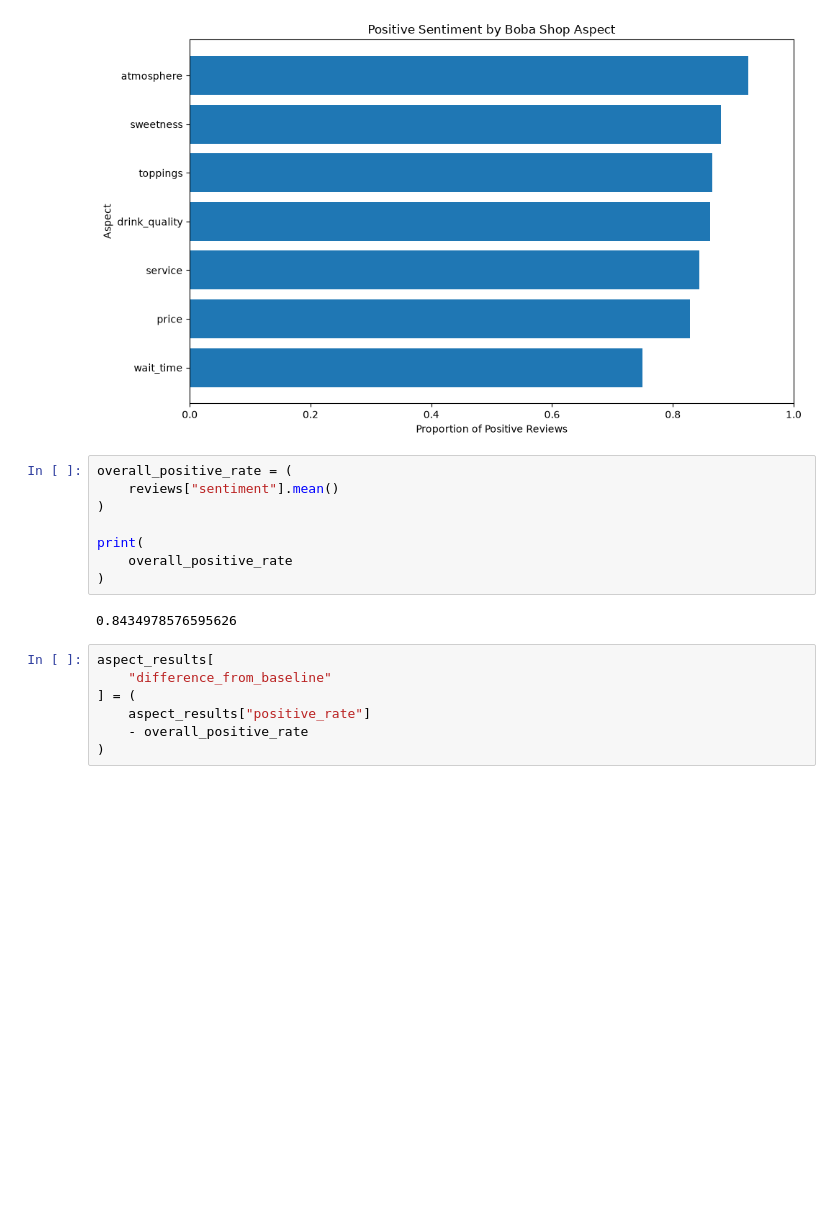
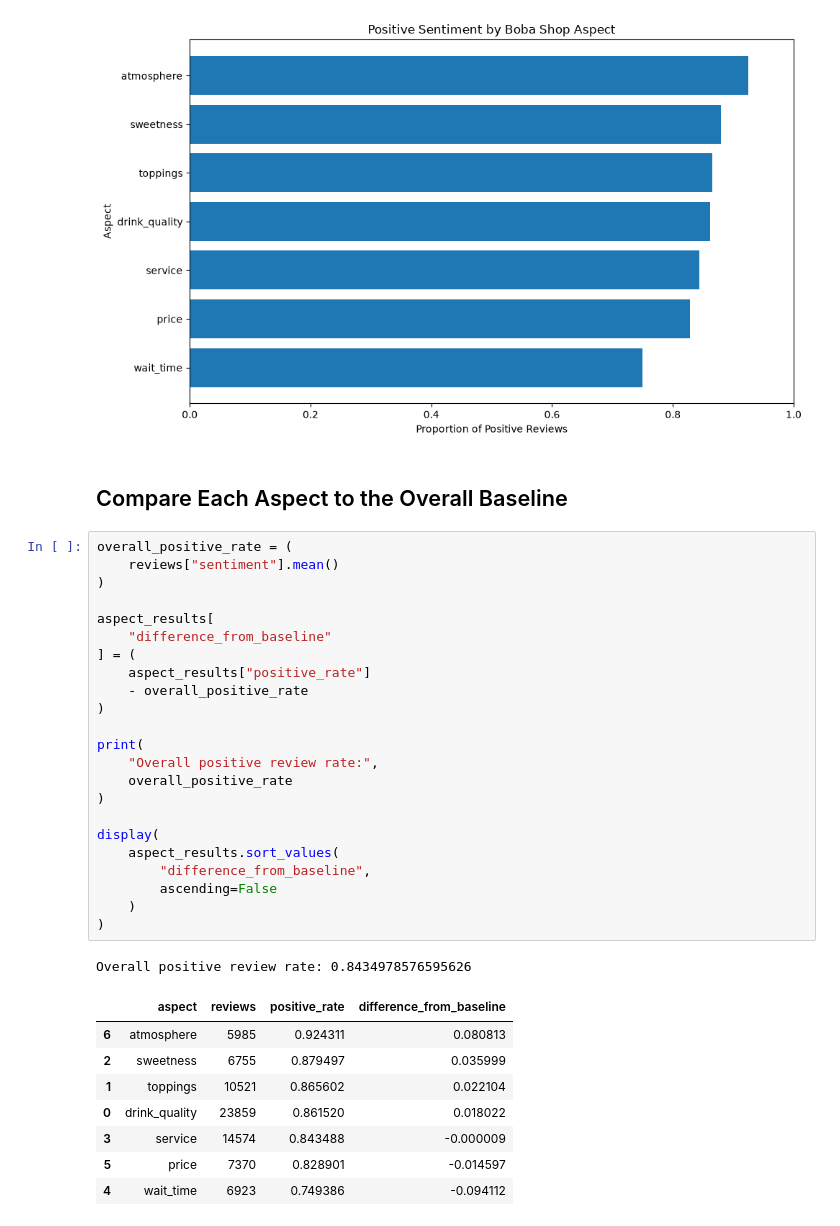
Before and after one commit to pstajvidi/Boba_Review_Analysis, a Jupyter notebook: boba_review_project.ipynb, the cells around one changed output. Saved outputs shown, nothing was run; the diff lists cells and outputs as text; blank space fills up the shorter version.

```diff
--- a/boba_review_project.ipynb
+++ b/boba_review_project.ipynb
@@ -617,20 +802,38 @@ plt.tight_layout()
 plt.show()
 # %% [output]
 [figure]
+# %% [markdown]
+## Compare Each Aspect to the Overall Baseline
 # %%
 overall_positive_rate = (
     reviews["sentiment"].mean()
 )
 
+aspect_results[
+    "difference_from_baseline"
+] = (
+    aspect_results["positive_rate"]
+    - overall_positive_rate
+)
+
 print(
+    "Overall positive review rate:",
     overall_positive_rate
 )
+
+display(
+    aspect_results.sort_values(
+        "difference_from_baseline",
+        ascending=False
+    )
+)
 # %% [output]
-0.8434978576595626
+Overall positive review rate: 0.8434978576595626
+|  | aspect | reviews | positive_rate | difference_from_baseline |
+| 6 | atmosphere | 5985 | 0.924311 | 0.080813 |
+| 2 | sweetness | 6755 | 0.879497 | 0.035999 |
+| 1 | toppings | 10521 | 0.865602 | 0.022104 |
+| 0 | drink_quality | 23859 | 0.861520 | 0.018022 |
+| 3 | service | 14574 | 0.843488 | -0.000009 |
+| 5 | price | 7370 | 0.828901 | -0.014597 |
+| 4 | wait_time | 6923 | 0.749386 | -0.094112 |
-# %%
-aspect_results[
-    "difference_from_baseline"
-] = (
-    aspect_results["positive_rate"]
-    - overall_positive_rate
-)
```
Also changed, not shown: parts of 37 cells of this notebook, 1 other file.
